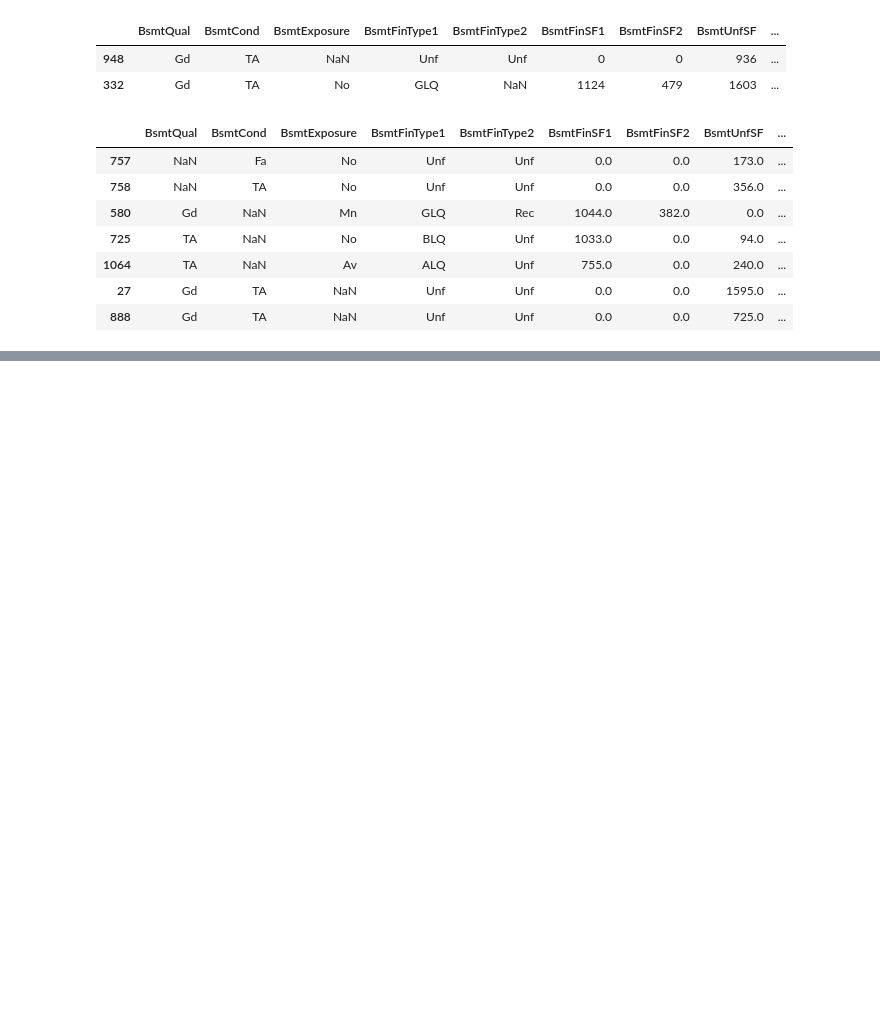
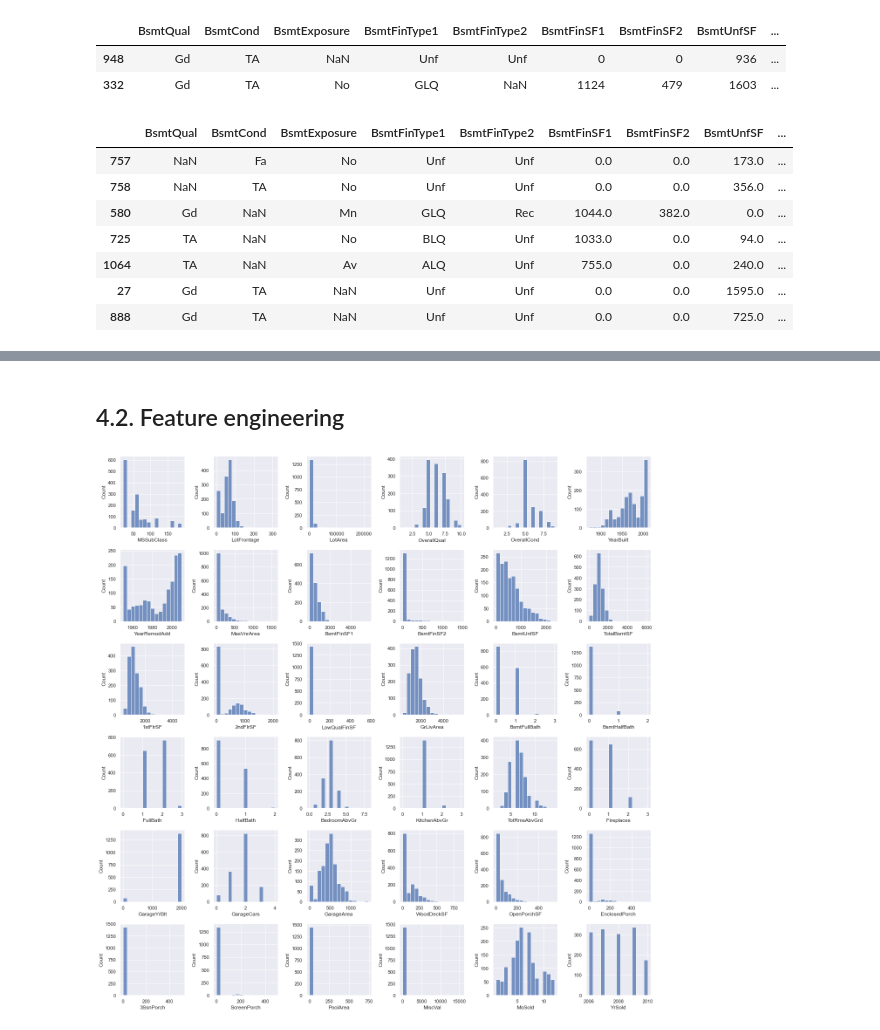
Before and after one commit to yulun-cd/houseprice-prediction, a Jupyter notebook: hp_workbook.ipynb, the cells around one changed output, grey strips where cells are left out. Drawn from its saved outputs; the diff is of its cells as text; code cells hidden in the pictures; blank space fills up the shorter version.

```diff
--- a/hp_workbook.ipynb
+++ b/hp_workbook.ipynb
@@ -374,0 +560,14 @@ pd.DataFrame(df_test.loc[df_test['BsmtCond'] == 'None', basement_features].value
+# %% [markdown]
+## 4.2. Feature engineering
+# %%
+# plot distribution of all the numerical features
+plt.figure(figsize=(18, 18))
+
+for i, col in enumerate(num_cols):
+    plt.subplot(6, 6, i+1)
+    sns.histplot(data=X, x=col, bins=15)
+
+plt.tight_layout()
+plt.show()
+# %% [output]
+[figure, added]
```
Also changed, not shown: parts of 103 cells of this notebook.
